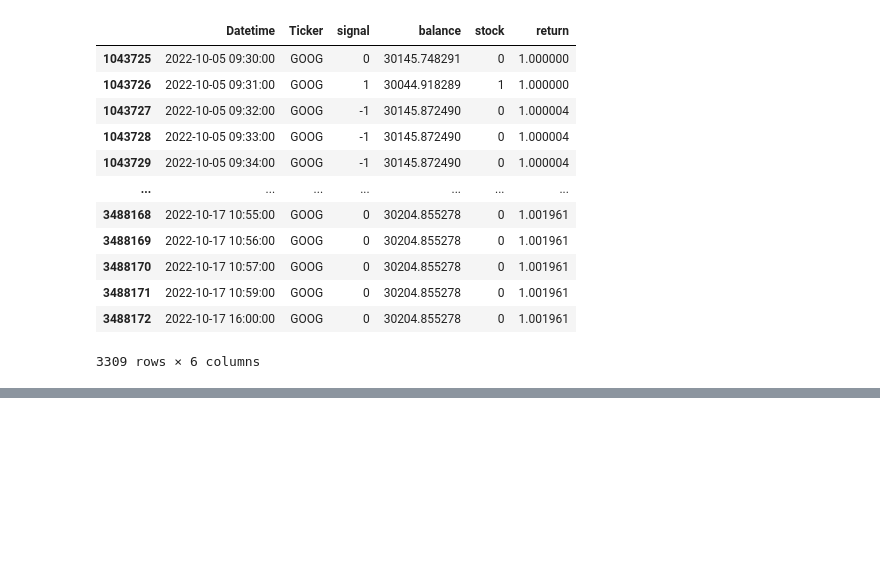
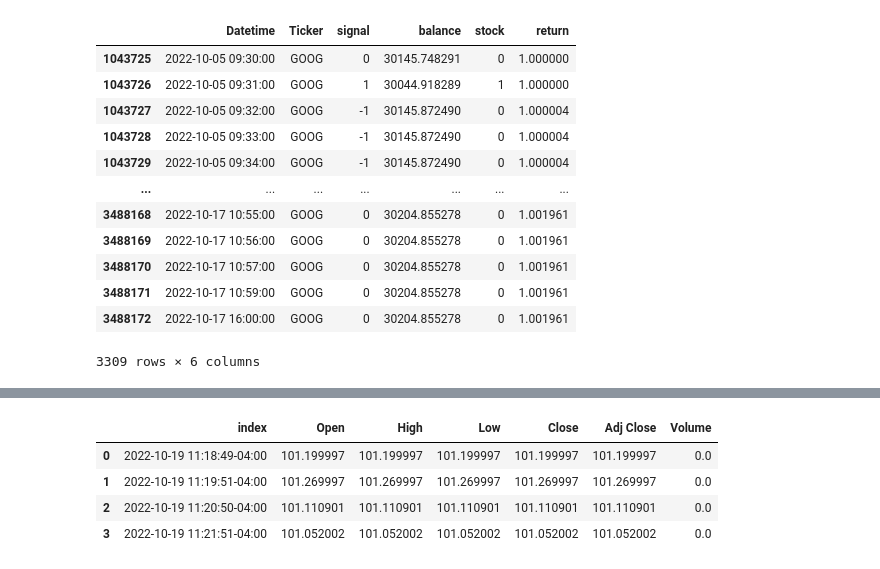
Before and after one commit to Inwest1997/TradingSystem, a Jupyter notebook: duumy.ipynb, the cells around one changed output, grey strips where cells are left out. Saved outputs shown, nothing was run; the diff lists cells and outputs as text; code cells hidden in the pictures; blank space fills up the shorter version.

```diff
--- a/duumy.ipynb
+++ b/duumy.ipynb
@@ -81,0 +84,6 @@ back_test
+# %%
+l = []
+for i in range(2):
+    time.sleep(60)
+    l.append(yf.download(tickers = 'GOOG', start = dt.datetime.strftime(dt.datetime.today(), '%Y-%m-%d %H:%M'), interval = '1m', progress=False, show_errors=False).iloc[-1])
+_ = pd.DataFrame(l)
@@ -81,0 +111,2 @@ back_test
+# %%
+_.reset_index(inplace=True)
@@ -81,0 +120,8 @@ back_test
+# %%
+_
+# %% [output]
+|  | index | Open | High | Low | Close | Adj Close | Volume |
+| 0 | 2022-10-19 11:18:49-04:00 | 101.199997 | 101.199997 | 101.199997 | 101.199997 | 101.199997 | 0.0 |
+| 1 | 2022-10-19 11:19:51-04:00 | 101.269997 | 101.269997 | 101.269997 | 101.269997 | 101.269997 | 0.0 |
+| 2 | 2022-10-19 11:20:50-04:00 | 101.110901 | 101.110901 | 101.110901 | 101.110901 | 101.110901 | 0.0 |
+| 3 | 2022-10-19 11:21:51-04:00 | 101.052002 | 101.052002 | 101.052002 | 101.052002 | 101.052002 | 0.0 |
```
Also changed, not shown: parts of 3 cells of this notebook, 2 other files.
